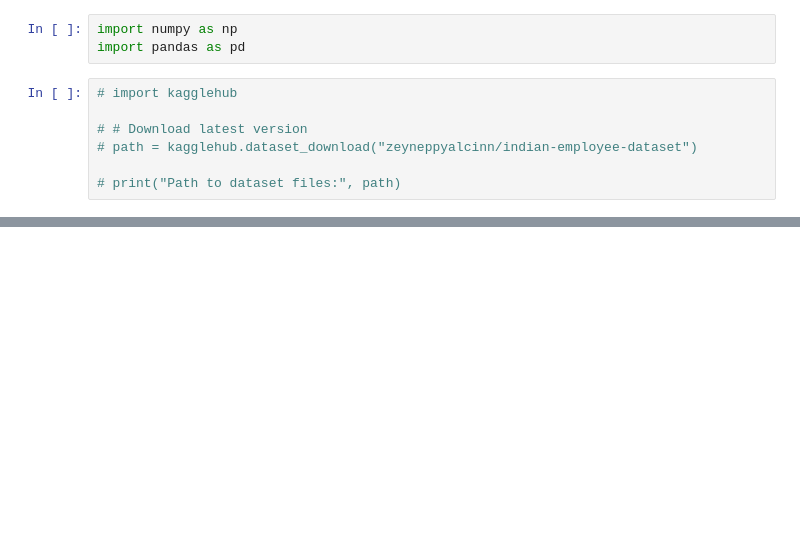
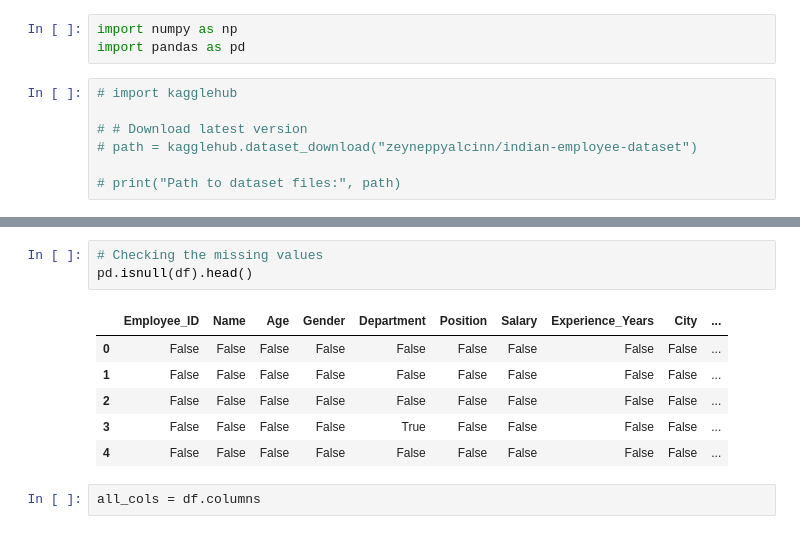
Before and after one commit to ayushsingh-ayushsingh/learn-ml, a Jupyter notebook: learn_numpy/project.ipynb, the cells around one changed output, grey strips where cells are left out. Saved outputs shown, nothing was run; the diff lists cells and outputs as text; blank space fills up the shorter version.

```diff
--- a/learn_numpy/project.ipynb
+++ b/learn_numpy/project.ipynb
@@ -19,3 +19,15 @@ df.head()
 | 2 | EMP003 | Amit Singh | 35.0 | Male | Finance | Financial Analyst | 650000.0 | 10.0 | Delhi | ... |
 | 3 | EMP004 | Sneha Patel | 26.0 | Female | NaN | HR Executive | 480000.0 | 3.0 | Ahmedabad | ... |
 | 4 | EMP005 | Vikram Reddy | 40.0 | Male | Engineering | Tech Lead | 1200000.0 | 15.0 | Hyderabad | ... |
+# %%
+# Checking the missing values
+pd.isnull(df).head()
+# %% [output]
+|  | Employee_ID | Name | Age | Gender | Department | Position | Salary | Experience_Years | City | ... |
+| 0 | False | False | False | False | False | False | False | False | False | ... |
+| 1 | False | False | False | False | False | False | False | False | False | ... |
+| 2 | False | False | False | False | False | False | False | False | False | ... |
+| 3 | False | False | False | False | True | False | False | False | False | ... |
+| 4 | False | False | False | False | False | False | False | False | False | ... |
+# %%
+all_cols = df.columns
```
Also changed, not shown: parts of 11 cells of this notebook, 3 other files.
